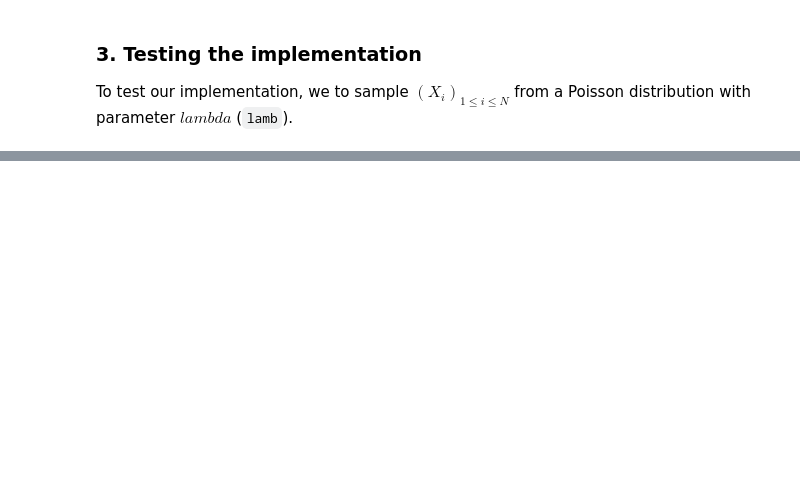
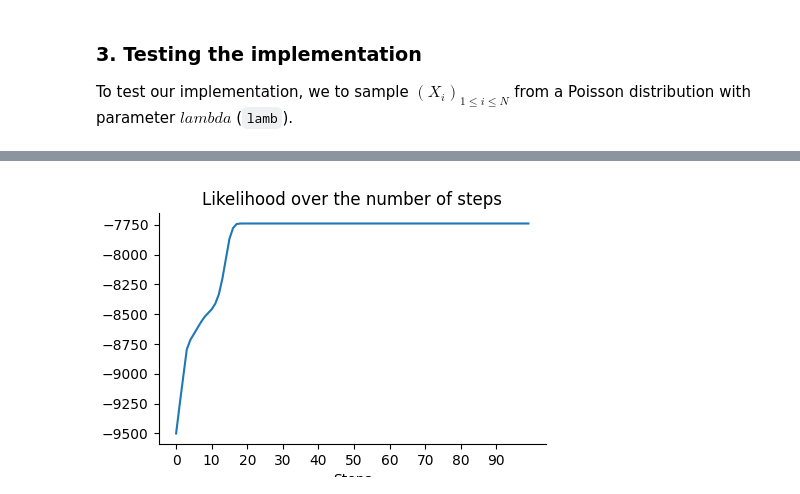
Before and after one commit to lmartinez2001/computational-statistics, a Jupyter notebook: TD2/TD2.ipynb, the cells around one changed output, grey strips where cells are left out. Saved outputs shown, nothing was run; the diff lists cells and outputs as text; code cells hidden in the pictures; blank space fills up the shorter version.

```diff
--- a/TD2/TD2.ipynb
+++ b/TD2/TD2.ipynb
@@ -53,0 +236,12 @@ plt.show()
+# %%
+mu_pred, sigma_pred, alpha_pred, likelihoods_pred = EM(X2, n_clusters_2d)
+
+plt.figure(figsize=(5,3))
+plt.plot(likelihoods_pred)
+plt.title('Likelihood over the number of steps')
+plt.xlabel('Steps')
+plt.ylabel('Likelohood')
+plt.xticks(np.arange(0, len(likelihoods_pred), 10))
+plt.show()
+# %% [output]
+[figure, added]
```
Also changed, not shown: parts of 40 cells of this notebook, 2 other files.
